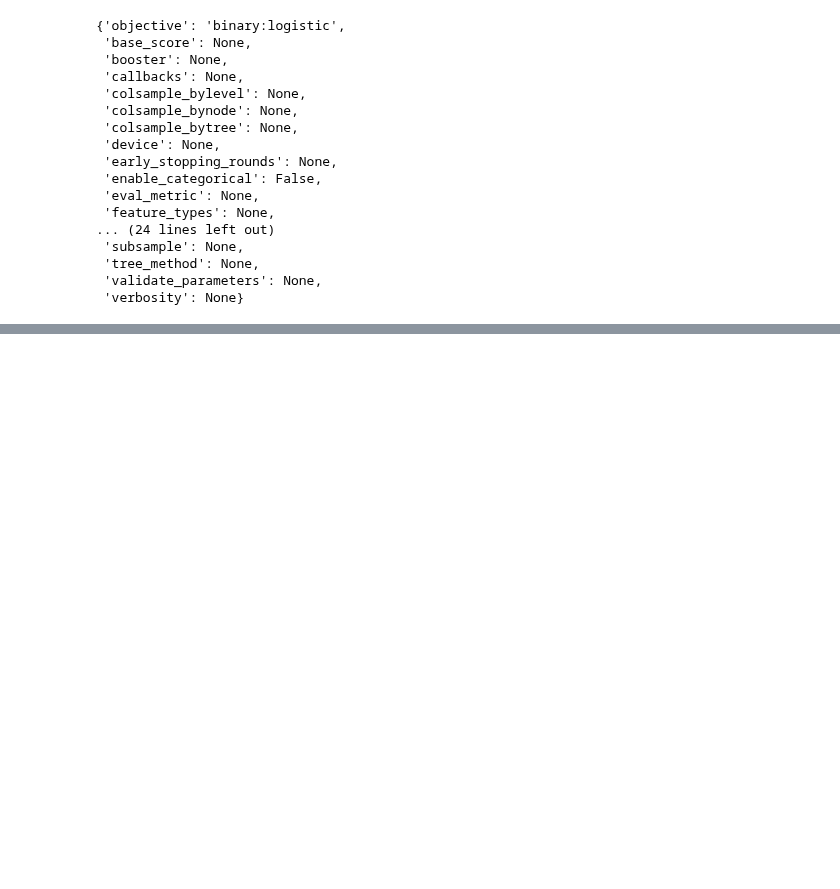
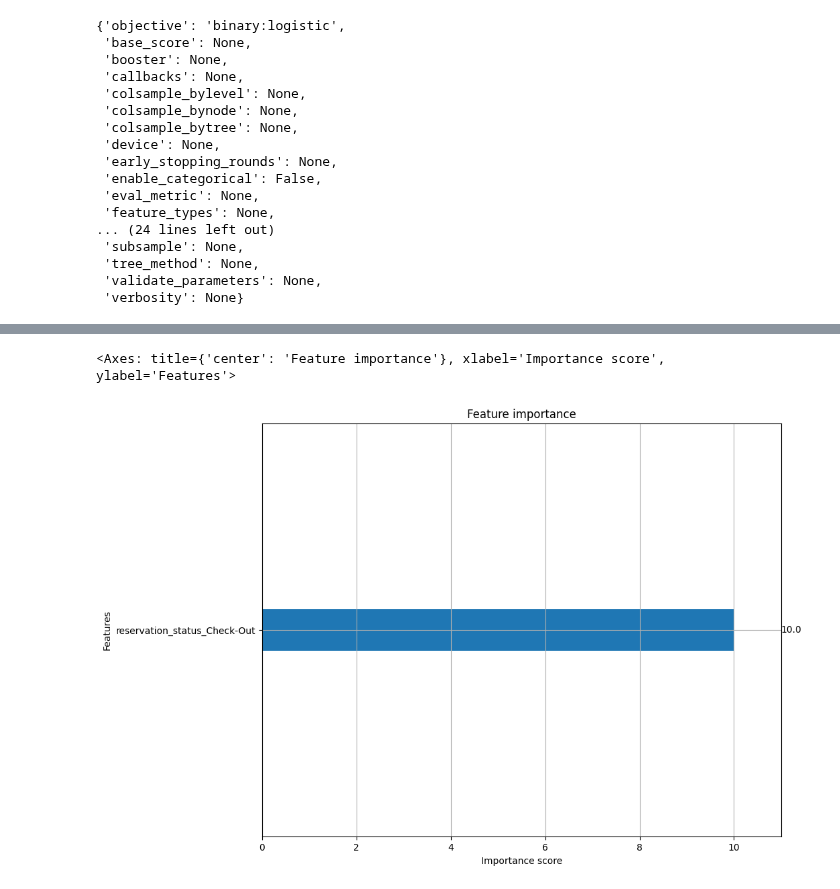
Before and after one commit to najibifar/Data_Analysis, a Jupyter notebook: Modling/Classification/XGBosstHotel.ipynb, the cells around one changed output, grey strips where cells are left out. Drawn from its saved outputs; the diff is of its cells as text; code cells hidden in the pictures; blank space fills up the shorter version.

```diff
--- a/Modling/Classification/XGBosstHotel.ipynb
+++ b/Modling/Classification/XGBosstHotel.ipynb
@@ -74,10 +75,13 @@ required_car_parking_spaces      -0.373934
 Name: lead_time, dtype: float64
 # %%
-X, y = bookings1.iloc[:,1:], bookings1.iloc[:,0]
+y = bookings['is_canceled']
+X = bookings.drop(columns=['is_canceled'])
+# %%
+# --- Convert categorical columns to numeric ---
+X = pd.get_dummies(X, drop_first=True)
 # %%
-from sklearn.model_selection import train_test_split
 X_train, X_test, y_train, y_test = train_test_split(X, y, test_size=0.33, random_state=123)
-xgb_clf = xgb.XGBClassifier(random_state = 123)
+xgb_clf = xgb.XGBClassifier(random_state=123, n_estimators=10)
 xgb_clf.get_params()
 # %% [output]
 {'objective': 'binary:logistic',
@@ -99,0 +119,7 @@ xgb_clf.get_params()
+# %%
+import matplotlib
+matplotlib.rcParams['figure.figsize'] = (10.0, 8)
+xgb.plot_importance(xgb_clf)
+# %% [output]
+<Axes: title={'center': 'Feature importance'}, xlabel='Importance score', ylabel='Features'>
+[figure, added]
```
Also changed, not shown: parts of 13 cells of this notebook.
